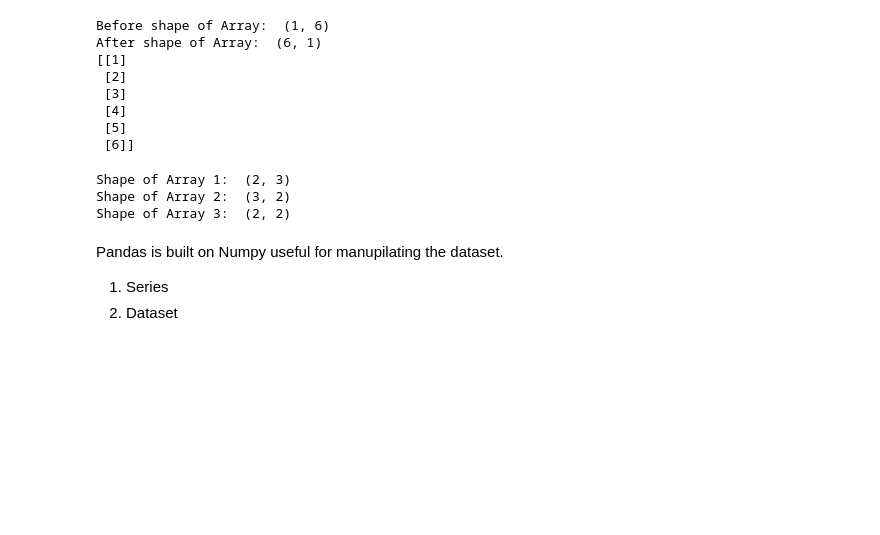
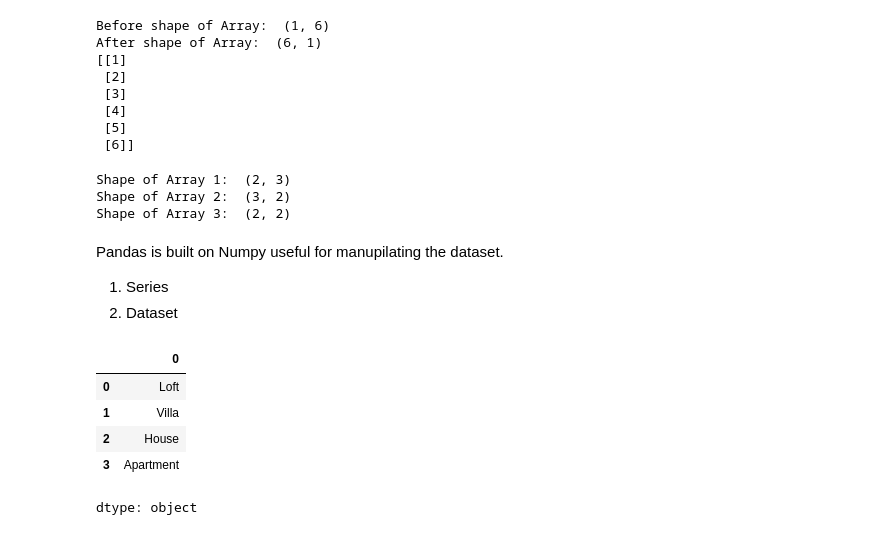
Before and after one commit to sushantkumar143/Python-Toolbox-for-Data-Science, a Jupyter notebook: Welcome_To_Colab.ipynb, the cells around one changed output. Drawn from its saved outputs; the diff is of its cells as text; code cells hidden in the pictures; blank space fills up the shorter version.

```diff
--- a/Welcome_To_Colab.ipynb
+++ b/Welcome_To_Colab.ipynb
@@ -100,3 +100,15 @@ Shape of Array 3:  (2, 2)
 Pandas is built on Numpy useful for manupilating the dataset.
 1. Series
 2. Dataset
+# %%
+import pandas as pd
+type_house = pd.Series(['Loft', 'Villa', 'House', 'Apartment'])
+#print(type_house)
+type_house
+# %% [output]
+|  | 0 |
+| 0 | Loft |
+| 1 | Villa |
+| 2 | House |
+| 3 | Apartment |
+dtype: object
```
Also changed, not shown: parts of 1 cell of this notebook.
